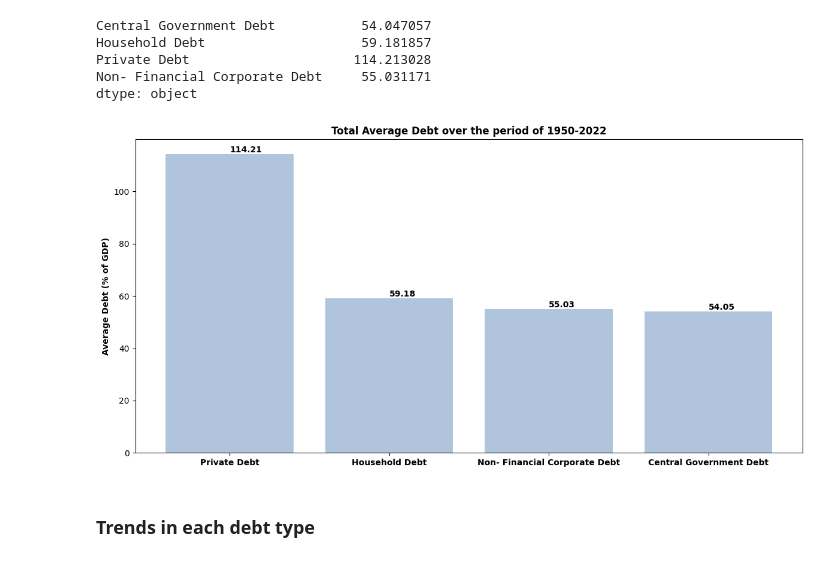
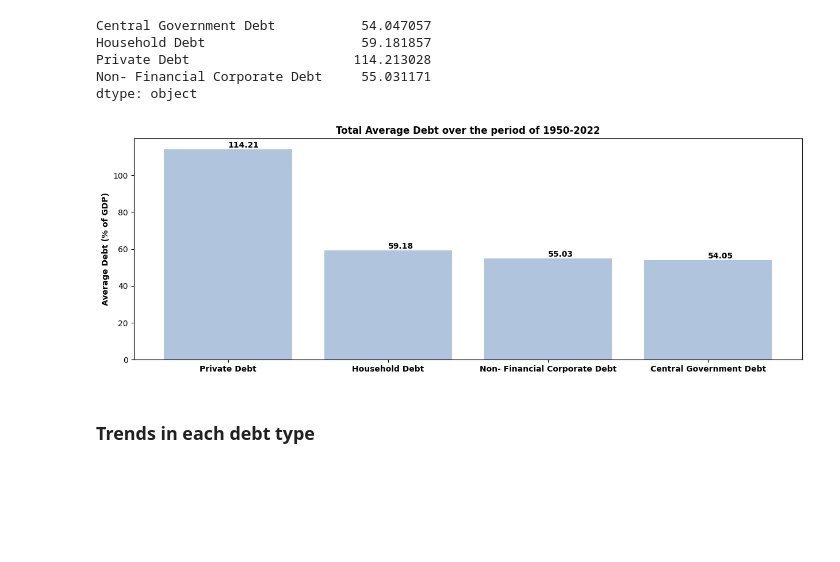
Before and after one commit to WamzMwangi/Global_Debt_Analysis, a Jupyter notebook: US_Debt_Analysis.ipynb, the cells around one changed output. Drawn from its saved outputs; the diff is of its cells as text; code cells hidden in the pictures; blank space fills up the shorter version.

```diff
--- a/US_Debt_Analysis.ipynb
+++ b/US_Debt_Analysis.ipynb
@@ -328,19 +328,19 @@ dtype: object
 # %%
 sorted_average=average.sort_values(ascending=False)
 # %%
-plt.figure(figsize=(12, 6))
+plt.figure(figsize=(15,5))
 bars=plt.bar(sorted_average.index, sorted_average.values,color='lightsteelblue')
 plt.ylabel('Average Debt (% of GDP)',weight='bold')
 plt.title('Total Average Debt over the period of 1950-2022',weight='bold',)
 plt.xticks(weight='bold')
 
 for bar in bars:
     yval = bar.get_height()
     plt.text(bar.get_x() + bar.get_width()/2.0, yval, round(yval, 2), va='bottom', weight='bold')
-plt.tight_layout()
+#plt.tight_layout()
 plt.show()
 # %% [output]
-[figure, old version]
+[figure, new version]
 # %% [markdown]
 ### Trends in each debt type
 # %%
```
Also changed, not shown: parts of 1 cell of this notebook.
